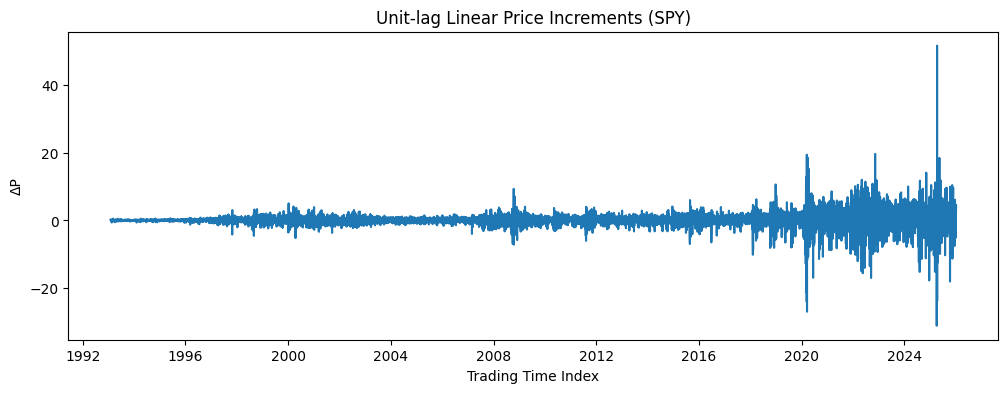
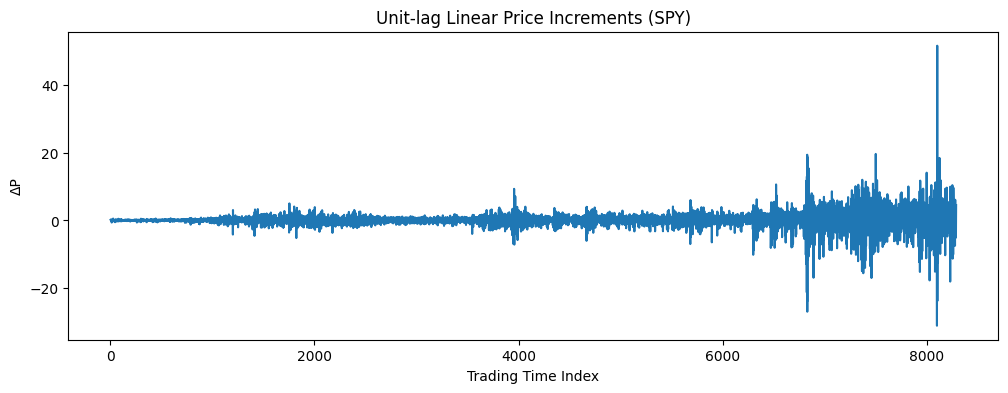
Unified diff of the notebook cell whose output changed from the first chart to the second:
--- before
+++ after
@@ -2,5 +2,5 @@
 
 plt.figure(figsize=(12,4))
-plt.plot(df['delta_P'])
+plt.plot(df['t'], df['delta_P'])
 plt.title('Unit-lag Linear Price Increments (SPY)')
 plt.xlabel('Trading Time Index')

Commit: modified:   notebooks/01_exploration.ipynb